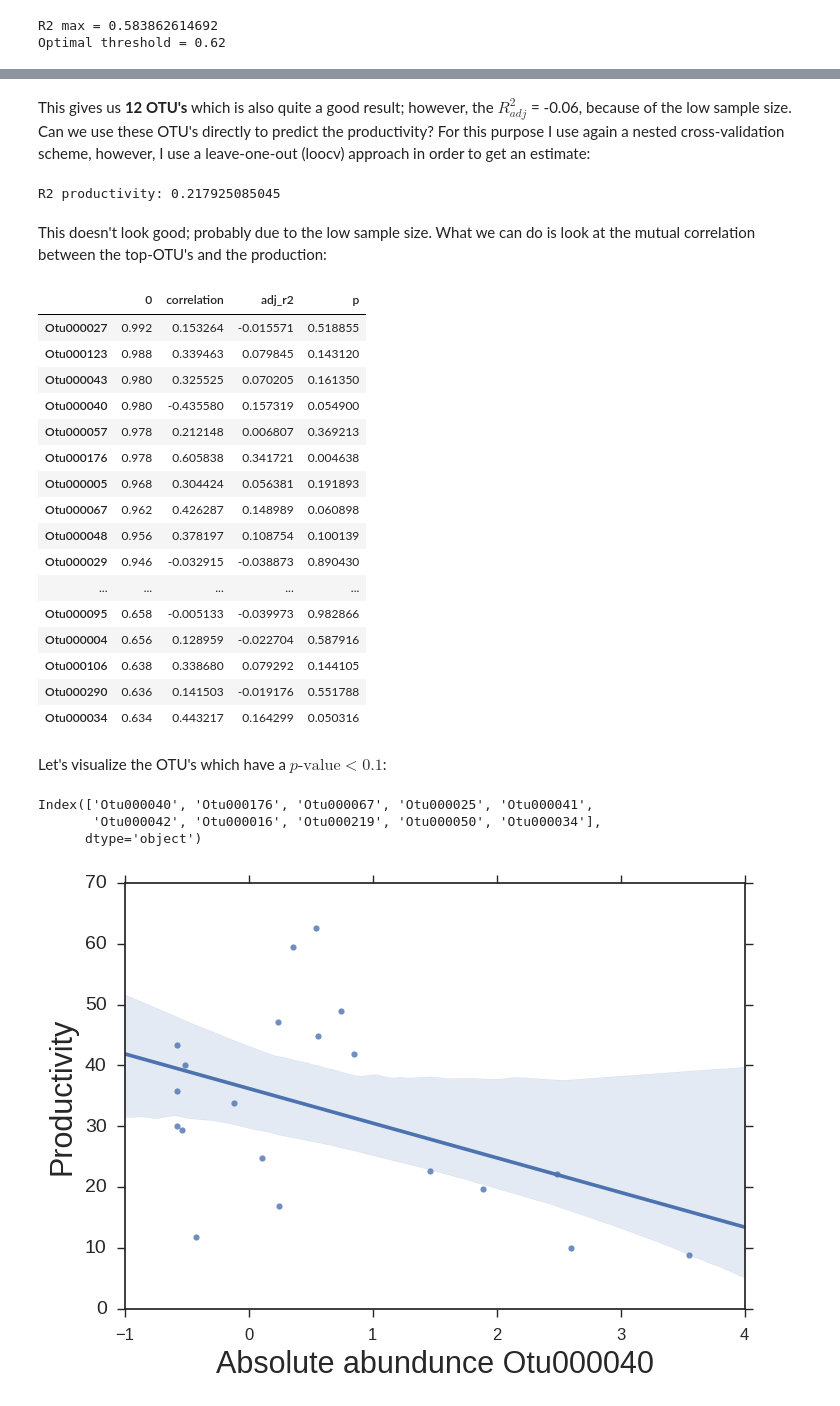
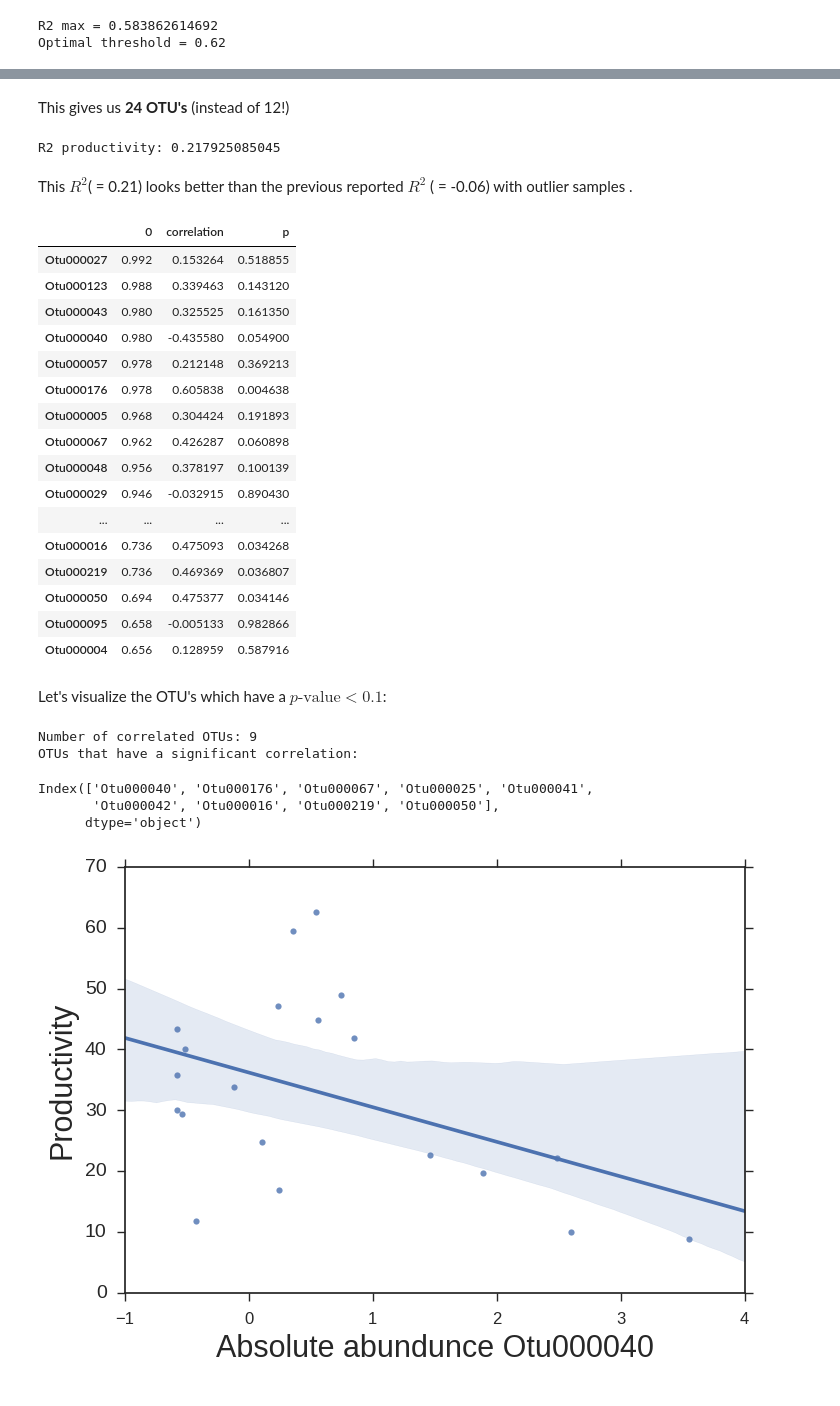
Before and after one commit to rprops/HNA_LNA_productivity, a Jupyter notebook: analysis_prod2_remov_outliers.ipynb, the cells around one changed output, grey strips where cells are left out. Saved outputs shown, nothing was run; the diff lists cells and outputs as text; code cells hidden in the pictures.

```diff
--- a/analysis_prod2_remov_outliers.ipynb
+++ b/analysis_prod2_remov_outliers.ipynb
@@ -232,5 +228,5 @@ r2_adj: 1.98832629011
-# %% [markdown]
-This gives us **12 OTU's** which is also quite a good result; however, the $R^2_{adj}$  = -0.06, because of the low sample size. Can we use these OTU's directly to predict the productivity? For this purpose I use again a nested cross-validation scheme, however, I use a leave-one-out (loocv) approach in order to get an estimate:
+# %% [markdown]
+This gives us **24 OTU's** (instead of 12!)
 # %%
 from analysis_functions import perform_nested_lasso_loocv
 alphas, preds = perform_nested_lasso_loocv(data_abs.loc[idx_prod,selected_otus], prod)
@@ -238,49 +234,52 @@ alphas, preds = perform_nested_lasso_loocv(data_abs.loc[idx_prod,selected_otus],
 print('R2 productivity: ' + str(str(get_r2(prod, preds))))
 # %% [output]
 R2 productivity: 0.217925085045
-# %% [markdown]
-This doesn't look good; probably due to the low sample size. What we can do is look at the mutual correlation between the top-OTU's and the production:
+# %% [markdown]
+This $R^2$( = 0.21) looks better than the previous reported $R^2$ ( = -0.06) with outlier samples .
 # %%
 optimal_scores = pd.DataFrame(optimal_scores, index=selected_otus)
 p = np.zeros(len(selected_otus))
 r = np.zeros(len(selected_otus))
 t = 0
 for otu in selected_otus:
     output = linregress(prod,data_abs.loc[idx_prod,otu])
     r[t] = output[2]
     p[t] = output[3]
     t+=1
 optimal_scores['correlation'] = r
-optimal_scores['adj_r2'] = get_r2_adj(r**2, len(selected_otus), 1)
 optimal_scores['p'] = p
 display(optimal_scores)
 # %% [output]
-|  | 0 | correlation | adj_r2 | p |
-| Otu000027 | 0.992 | 0.153264 | -0.015571 | 0.518855 |
-| Otu000123 | 0.988 | 0.339463 | 0.079845 | 0.143120 |
-| Otu000043 | 0.980 | 0.325525 | 0.070205 | 0.161350 |
-| Otu000040 | 0.980 | -0.435580 | 0.157319 | 0.054900 |
-| Otu000057 | 0.978 | 0.212148 | 0.006807 | 0.369213 |
-| Otu000176 | 0.978 | 0.605838 | 0.341721 | 0.004638 |
-| Otu000005 | 0.968 | 0.304424 | 0.056381 | 0.191893 |
-| Otu000067 | 0.962 | 0.426287 | 0.148989 | 0.060898 |
-| Otu000048 | 0.956 | 0.378197 | 0.108754 | 0.100139 |
-| Otu000029 | 0.946 | -0.032915 | -0.038873 | 0.890430 |
-| ... | ... | ... | ... | ... |
-| Otu000095 | 0.658 | -0.005133 | -0.039973 | 0.982866 |
-| Otu000004 | 0.656 | 0.128959 | -0.022704 | 0.587916 |
-| Otu000106 | 0.638 | 0.338680 | 0.079292 | 0.144105 |
-| Otu000290 | 0.636 | 0.141503 | -0.019176 | 0.551788 |
-| Otu000034 | 0.634 | 0.443217 | 0.164299 | 0.050316 |
+|  | 0 | correlation | p |
+| Otu000027 | 0.992 | 0.153264 | 0.518855 |
+| Otu000123 | 0.988 | 0.339463 | 0.143120 |
+| Otu000043 | 0.980 | 0.325525 | 0.161350 |
+| Otu000040 | 0.980 | -0.435580 | 0.054900 |
+| Otu000057 | 0.978 | 0.212148 | 0.369213 |
+| Otu000176 | 0.978 | 0.605838 | 0.004638 |
+| Otu000005 | 0.968 | 0.304424 | 0.191893 |
+| Otu000067 | 0.962 | 0.426287 | 0.060898 |
+| Otu000048 | 0.956 | 0.378197 | 0.100139 |
+| Otu000029 | 0.946 | -0.032915 | 0.890430 |
+| ... | ... | ... | ... |
+| Otu000016 | 0.736 | 0.475093 | 0.034268 |
+| Otu000219 | 0.736 | 0.469369 | 0.036807 |
+| Otu000050 | 0.694 | 0.475377 | 0.034146 |
+| Otu000095 | 0.658 | -0.005133 | 0.982866 |
+| Otu000004 | 0.656 | 0.128959 | 0.587916 |
 # %% [markdown]
 Let's visualize the OTU's which have a $p\text{-value}<0.1$:
 # %%
 selected_otus_prod = optimal_scores[optimal_scores.p < 0.1].index
+print('Number of correlated OTUs: ' + str(len(selected_otus_prod)))
+print('OTUs that have a significant correlation:')
 display(selected_otus_prod)
 # %% [output]
-Index(['Otu000040', 'Otu000176', 'Otu000067', 'Otu000025', 'Otu000041',
-       'Otu000042', 'Otu000016', 'Otu000219', 'Otu000050', 'Otu000034'],
-      dtype='object')
+Number of correlated OTUs: 9
+OTUs that have a significant correlation:
+Index(['Otu000040', 'Otu000176', 'Otu000067', 'Otu000025', 'Otu000041',
+       'Otu000042', 'Otu000016', 'Otu000219', 'Otu000050'],
+      dtype='object')
 # %%
 for otu in selected_otus_prod:
     plt.figure()
```
Also changed, not shown: parts of 14 cells of this notebook.
